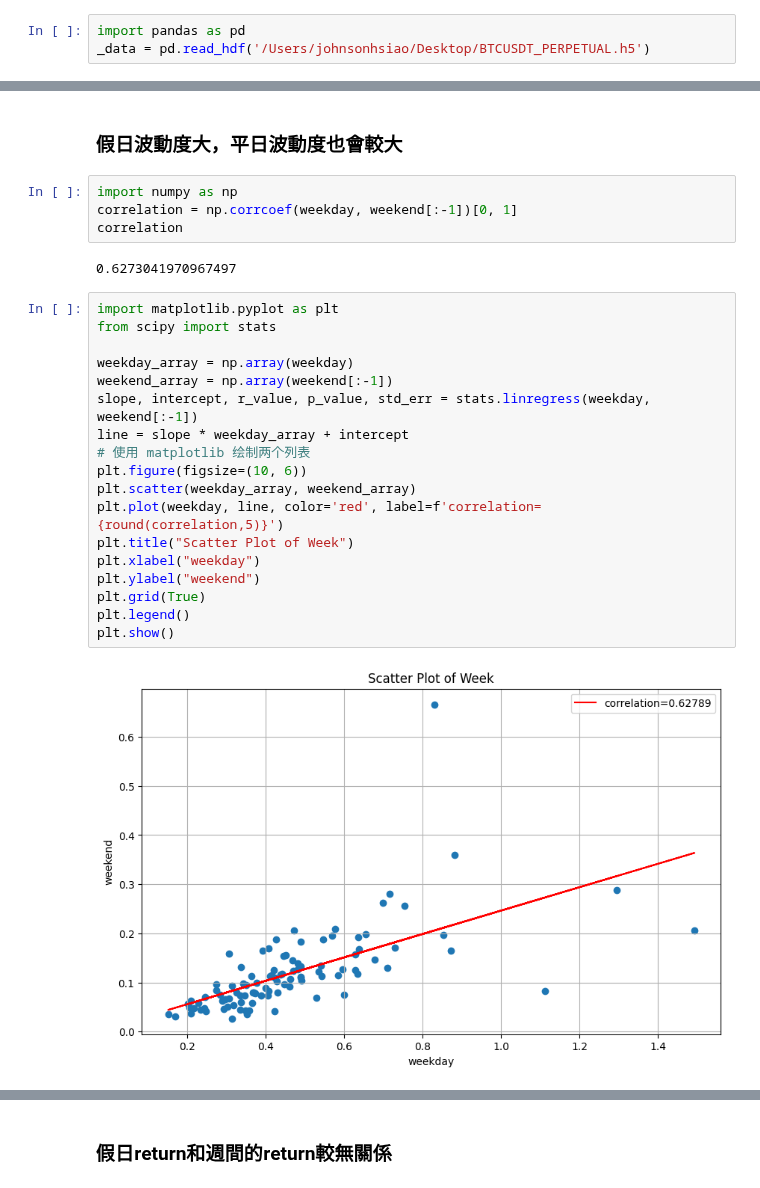
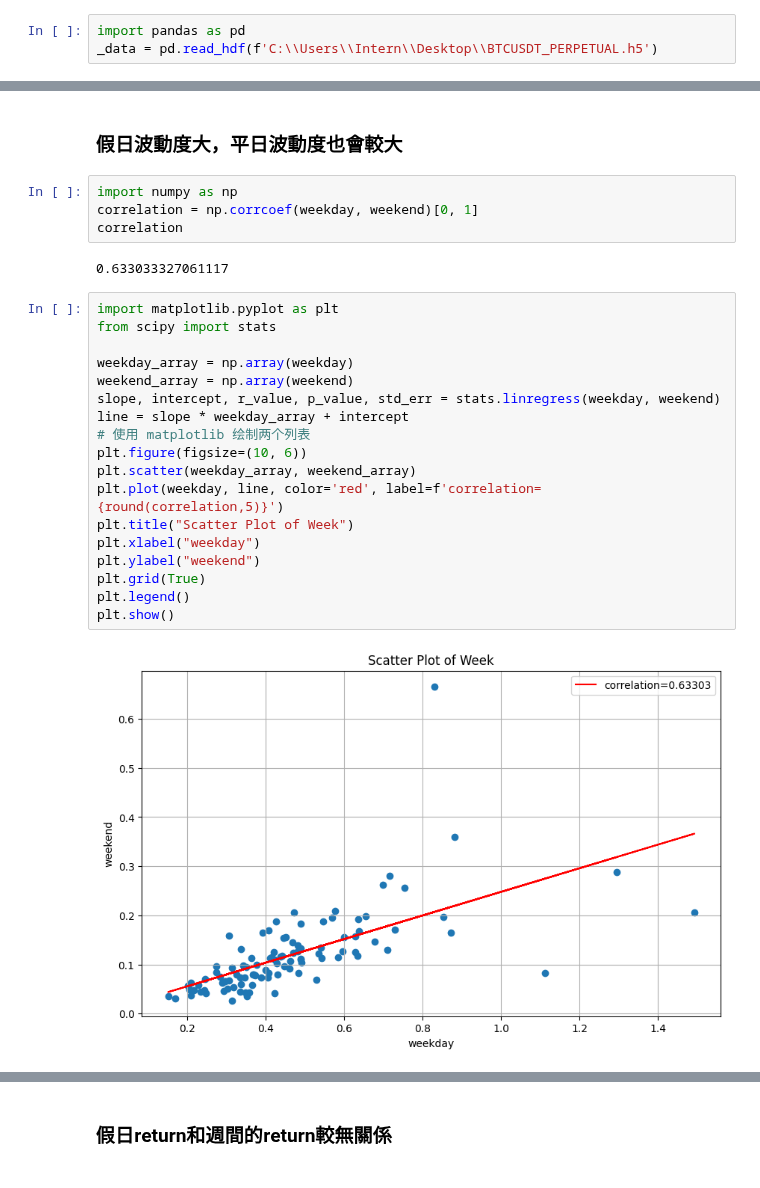
Before and after one commit to JohnsonHsiao/DC_capital_intern, a Jupyter notebook: strategy_research/research.ipynb, the cells around one changed output, grey strips where cells are left out. Saved outputs shown, nothing was run; the diff lists cells and outputs as text.

```diff
--- a/strategy_research/research.ipynb
+++ b/strategy_research/research.ipynb
@@ -1,6 +1,6 @@
 # %%
 import pandas as pd
-_data = pd.read_hdf('/Users/johnsonhsiao/Desktop/BTCUSDT_PERPETUAL.h5')
+_data = pd.read_hdf(f'C:\\Users\\Intern\\Desktop\\BTCUSDT_PERPETUAL.h5')
 # %%
 cols = ['open', 'high', 'low', 'close','volume']
 agg =  ['first','max',  'min', 'last', 'sum']
@@ -31,30 +34,30 @@ for _, row in df.iterrows():
 ### 假日波動度大，平日波動度也會較大
 # %%
 import numpy as np
-correlation = np.corrcoef(weekday, weekend[:-1])[0, 1]
+correlation = np.corrcoef(weekday, weekend)[0, 1]
 correlation
 # %% [output]
-0.6273041970967497
+0.633033327061117
 # %%
 import matplotlib.pyplot as plt
 from scipy import stats
 
 weekday_array = np.array(weekday)
-weekend_array = np.array(weekend[:-1])
-slope, intercept, r_value, p_value, std_err = stats.linregress(weekday, weekend[:-1])
+weekend_array = np.array(weekend)
+slope, intercept, r_value, p_value, std_err = stats.linregress(weekday, weekend)
 line = slope * weekday_array + intercept
 # 使用 matplotlib 绘制两个列表
 plt.figure(figsize=(10, 6))
 plt.scatter(weekday_array, weekend_array)
 plt.plot(weekday, line, color='red', label=f'correlation={round(correlation,5)}')
 plt.title("Scatter Plot of Week")
 plt.xlabel("weekday")
 plt.ylabel("weekend")
 plt.grid(True)
 plt.legend()
 plt.show()
 # %% [output]
-[figure, old version]
+[figure, new version]
 # %%
 import datetime
 df = df[df.index > datetime.datetime(2022,1,1)]
```
Also changed, not shown: parts of 5 cells of this notebook, 2 other files.
